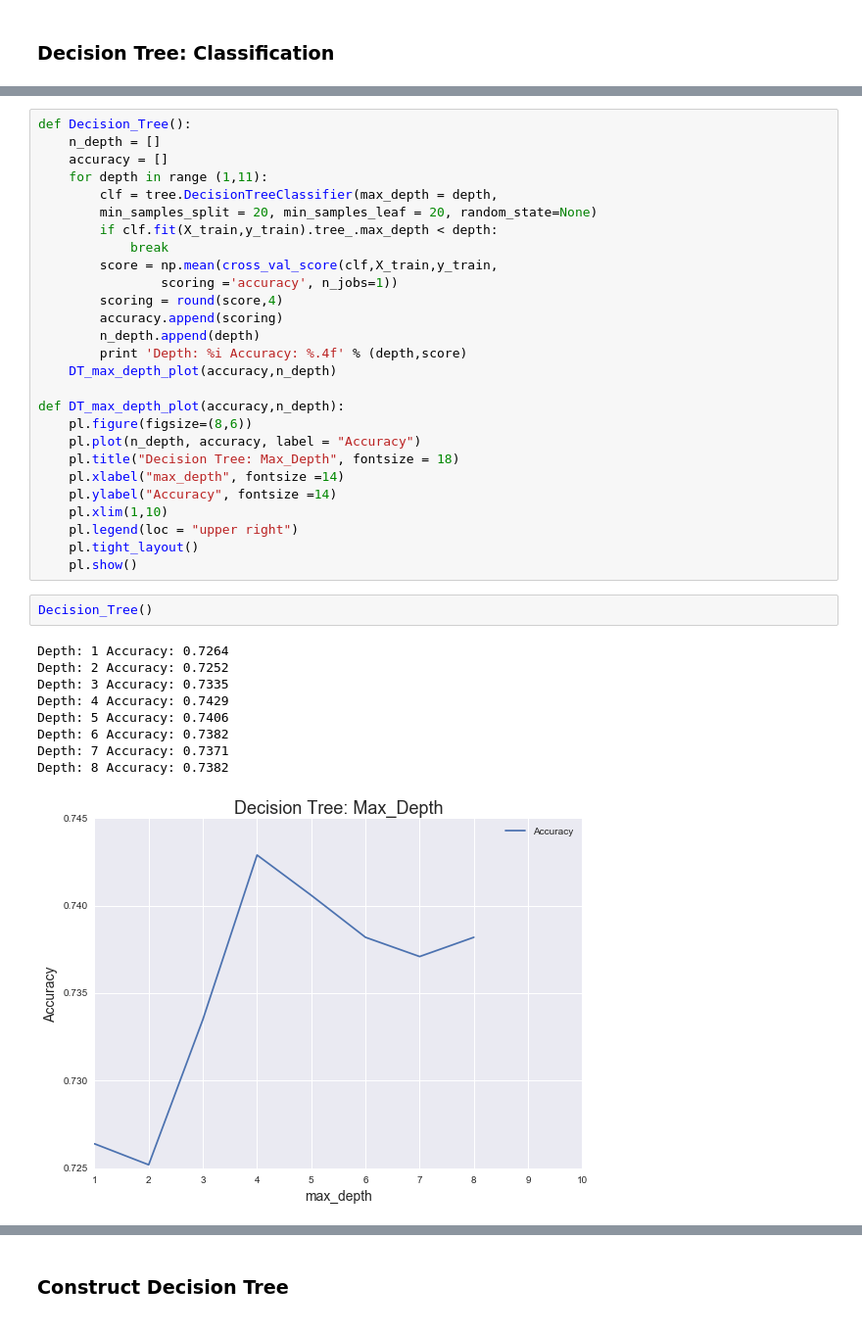
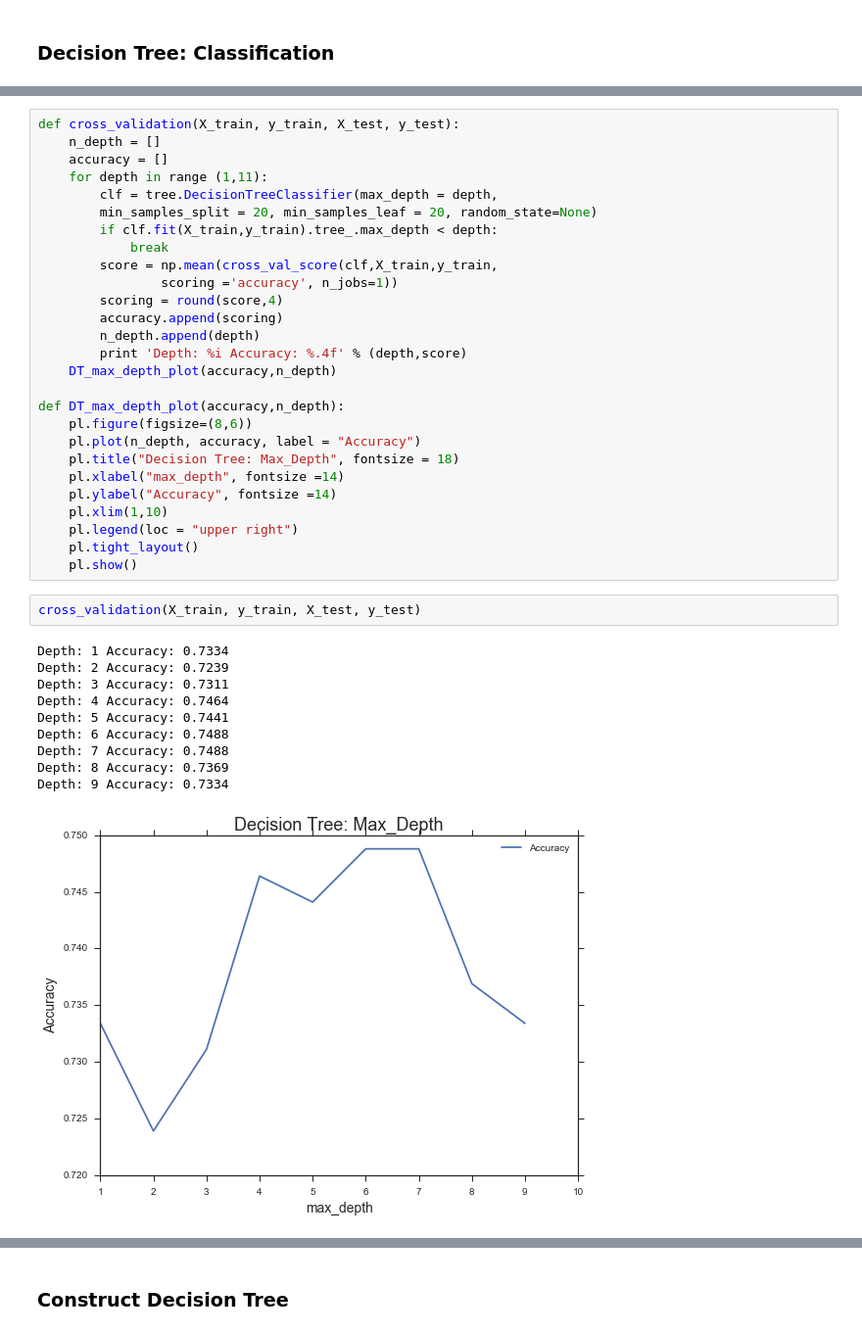
Before and after one commit to Tsmith5151/2016-US-Election---ML, a Jupyter notebook: analysis.ipynb, the cells around one changed output, grey strips where cells are left out. Shown at 98% size. Cells and saved outputs as stored; diff of their text form.

Commit message:
add cross-validation

```diff
--- a/analysis.ipynb
+++ b/analysis.ipynb
@@ -451,5 +515,5 @@ Testing Set: 283.00 Samples
 # %%
-def Decision_Tree():
+def cross_validation(X_train, y_train, X_test, y_test):
     n_depth = []
     accuracy = []
     for depth in range (1,11):
@@ -475,18 +539,19 @@ def DT_max_depth_plot(accuracy,n_depth):
     pl.legend(loc = "upper right")
     pl.tight_layout()
     pl.show()
-# %%
-Decision_Tree()
-# %% [output]
-Depth: 1 Accuracy: 0.7264
-Depth: 2 Accuracy: 0.7252
-Depth: 3 Accuracy: 0.7335
-Depth: 4 Accuracy: 0.7429
-Depth: 5 Accuracy: 0.7406
-Depth: 6 Accuracy: 0.7382
-Depth: 7 Accuracy: 0.7371
-Depth: 8 Accuracy: 0.7382
-[figure, removed]
+# %%
+cross_validation(X_train, y_train, X_test, y_test)
+# %% [output]
+Depth: 1 Accuracy: 0.7334
+Depth: 2 Accuracy: 0.7239
+Depth: 3 Accuracy: 0.7311
+Depth: 4 Accuracy: 0.7464
+Depth: 5 Accuracy: 0.7441
+Depth: 6 Accuracy: 0.7488
+Depth: 7 Accuracy: 0.7488
+Depth: 8 Accuracy: 0.7369
+Depth: 9 Accuracy: 0.7334
+[figure, added]
 # %%
 def DT_tune_model(number_runs):
     f1_scores = []
```
Also changed, not shown: parts of 18 cells of this notebook, 1 other file.
